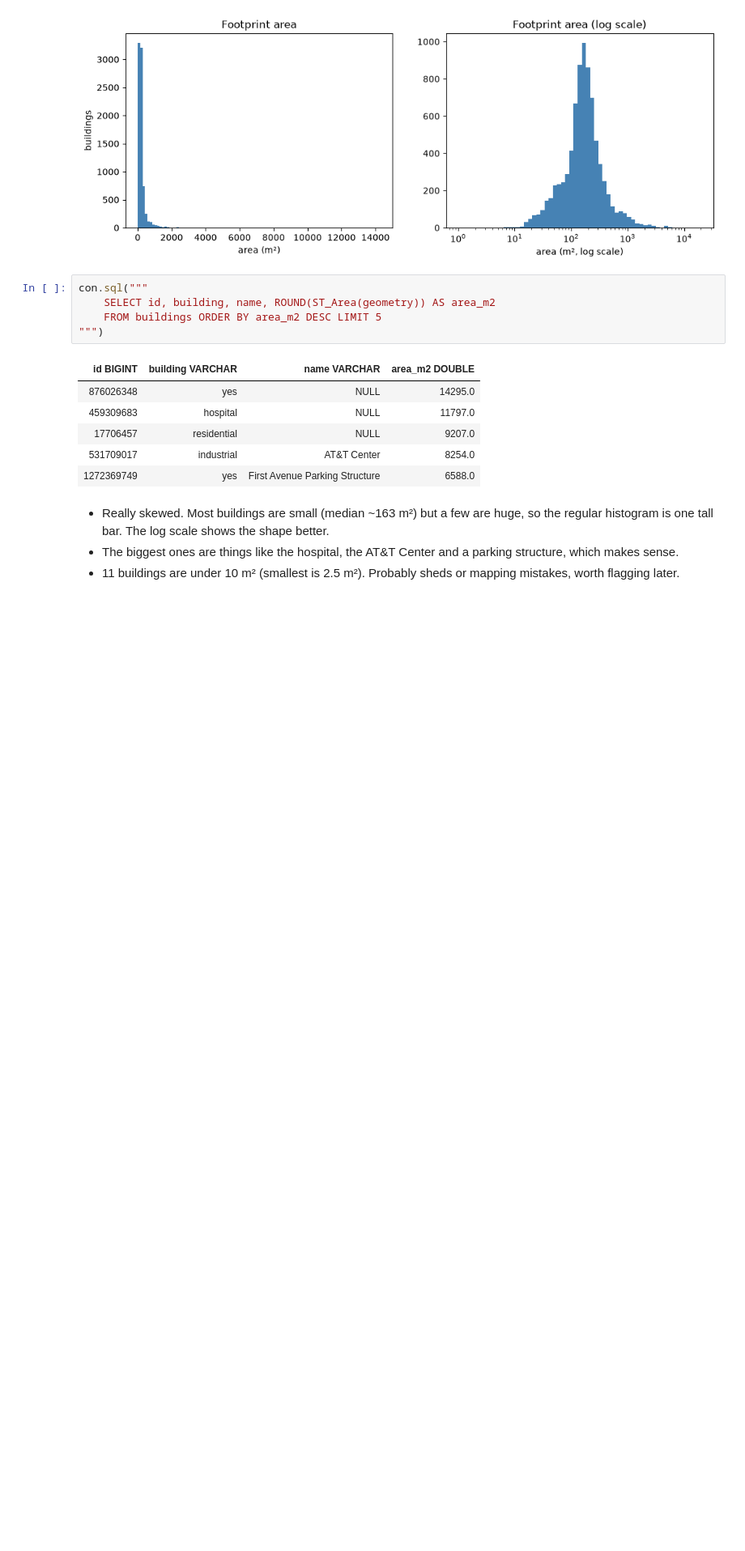
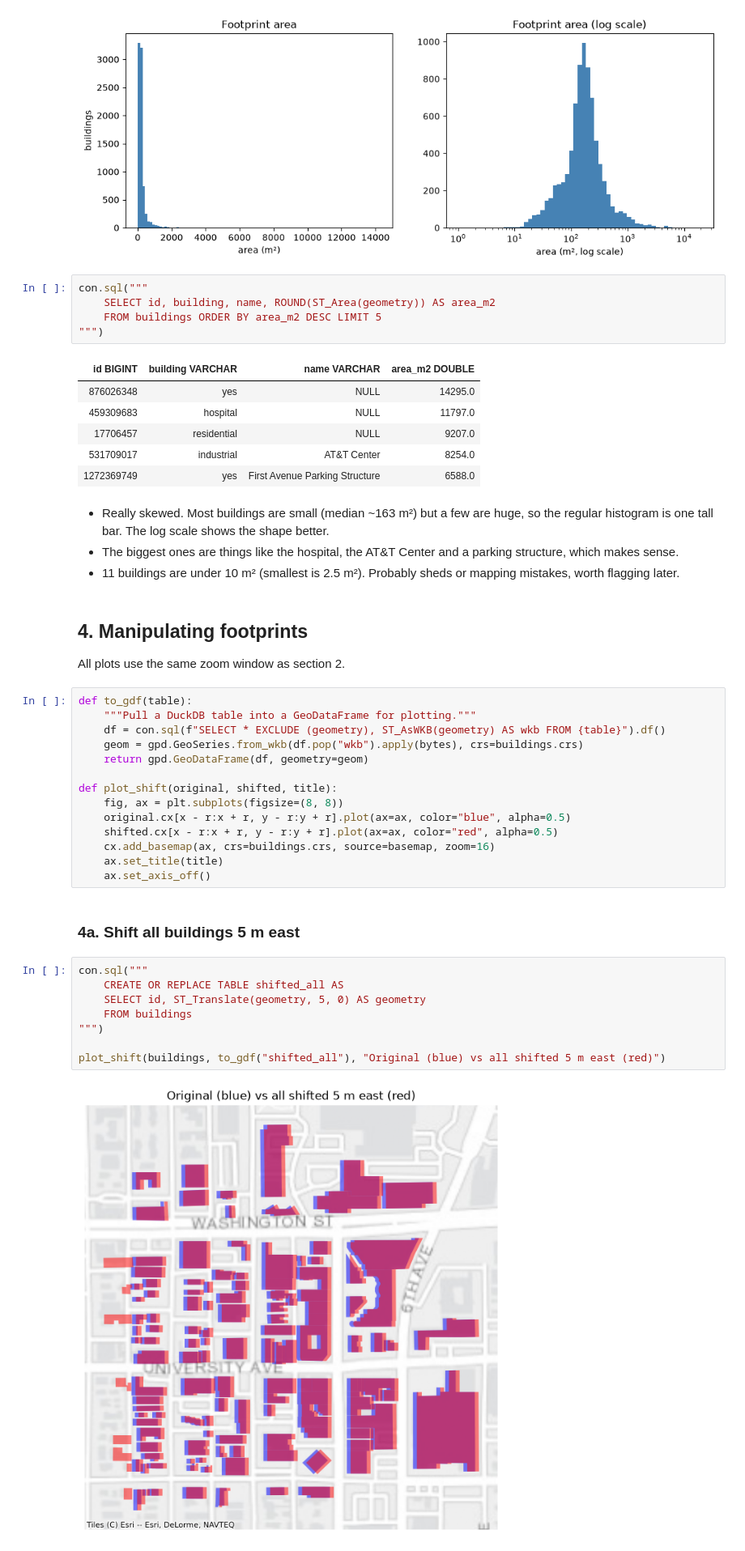
Before and after one commit to aarshiagupta/property-footprint-intelligence, a Jupyter notebook: notebooks/footprint_analysis/92103_hillcrest.ipynb, the cells around one changed output. Shown at 81% size. Drawn from its saved outputs; the diff is of its cells as text; blank space fills up the shorter version.

Commit message:
Add shift experiments (4a, 4b) for 92103

```diff
--- a/notebooks/footprint_analysis/92103_hillcrest.ipynb
+++ b/notebooks/footprint_analysis/92103_hillcrest.ipynb
@@ -162,3 +163,33 @@ con.sql("""
 - Really skewed. Most buildings are small (median ~163 m²) but a few are huge, so the regular histogram is one tall bar. The log scale shows the shape better.
 - The biggest ones are things like the hospital, the AT&T Center and a parking structure, which makes sense.
 - 11 buildings are under 10 m² (smallest is 2.5 m²). Probably sheds or mapping mistakes, worth flagging later.
+# %% [markdown]
+## 4. Manipulating footprints
+
+All plots use the same zoom window as section 2.
+# %%
+def to_gdf(table):
+    """Pull a DuckDB table into a GeoDataFrame for plotting."""
+    df = con.sql(f"SELECT * EXCLUDE (geometry), ST_AsWKB(geometry) AS wkb FROM {table}").df()
+    geom = gpd.GeoSeries.from_wkb(df.pop("wkb").apply(bytes), crs=buildings.crs)
+    return gpd.GeoDataFrame(df, geometry=geom)
+
+def plot_shift(original, shifted, title):
+    fig, ax = plt.subplots(figsize=(8, 8))
+    original.cx[x - r:x + r, y - r:y + r].plot(ax=ax, color="blue", alpha=0.5)
+    shifted.cx[x - r:x + r, y - r:y + r].plot(ax=ax, color="red", alpha=0.5)
+    cx.add_basemap(ax, crs=buildings.crs, source=basemap, zoom=16)
+    ax.set_title(title)
+    ax.set_axis_off()
+# %% [markdown]
+### 4a. Shift all buildings 5 m east
+# %%
+con.sql("""
+    CREATE OR REPLACE TABLE shifted_all AS
+    SELECT id, ST_Translate(geometry, 5, 0) AS geometry
+    FROM buildings
+""")
+
+plot_shift(buildings, to_gdf("shifted_all"), "Original (blue) vs all shifted 5 m east (red)")
+# %% [output]
+[figure, added]
```
Also changed, not shown: parts of 9 cells of this notebook.
